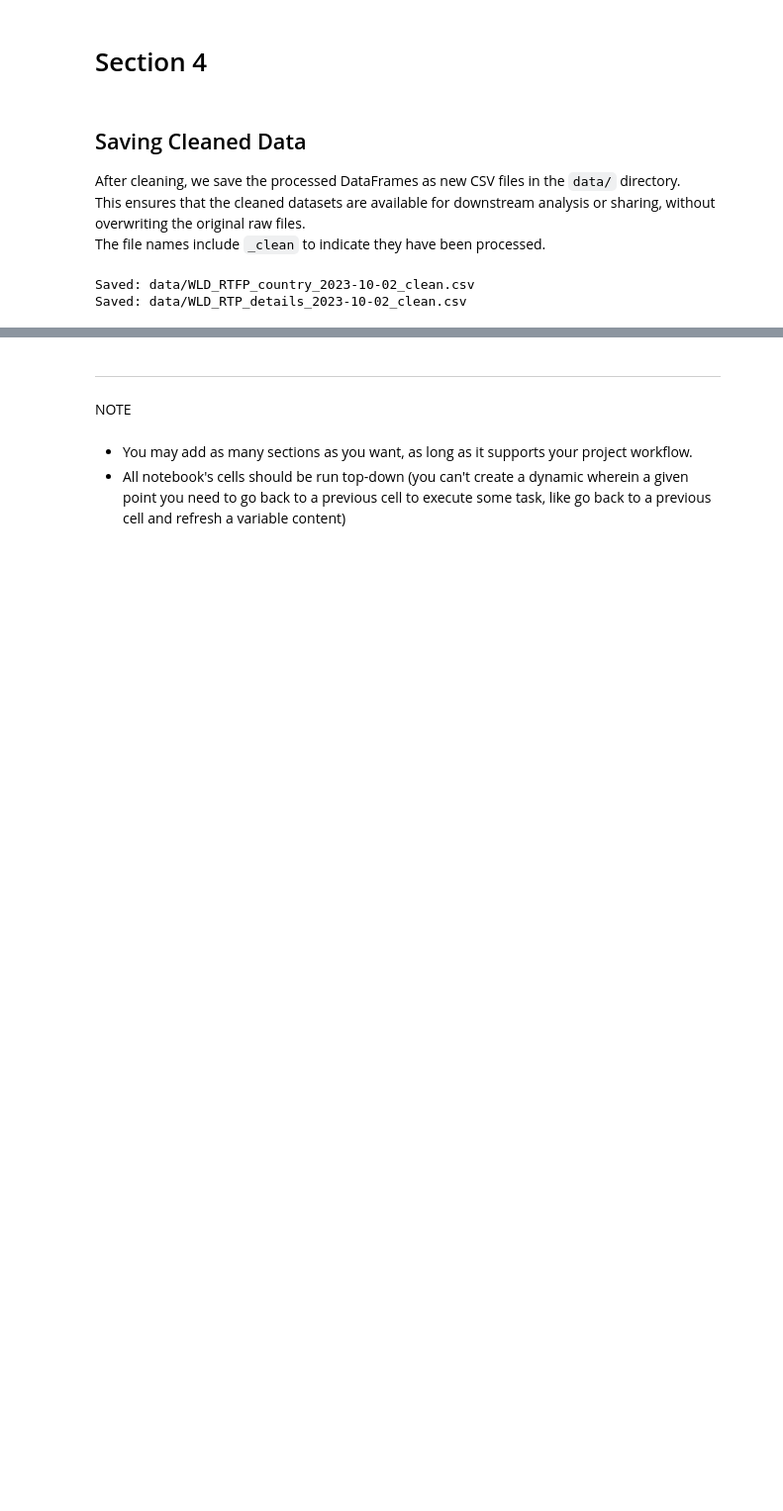
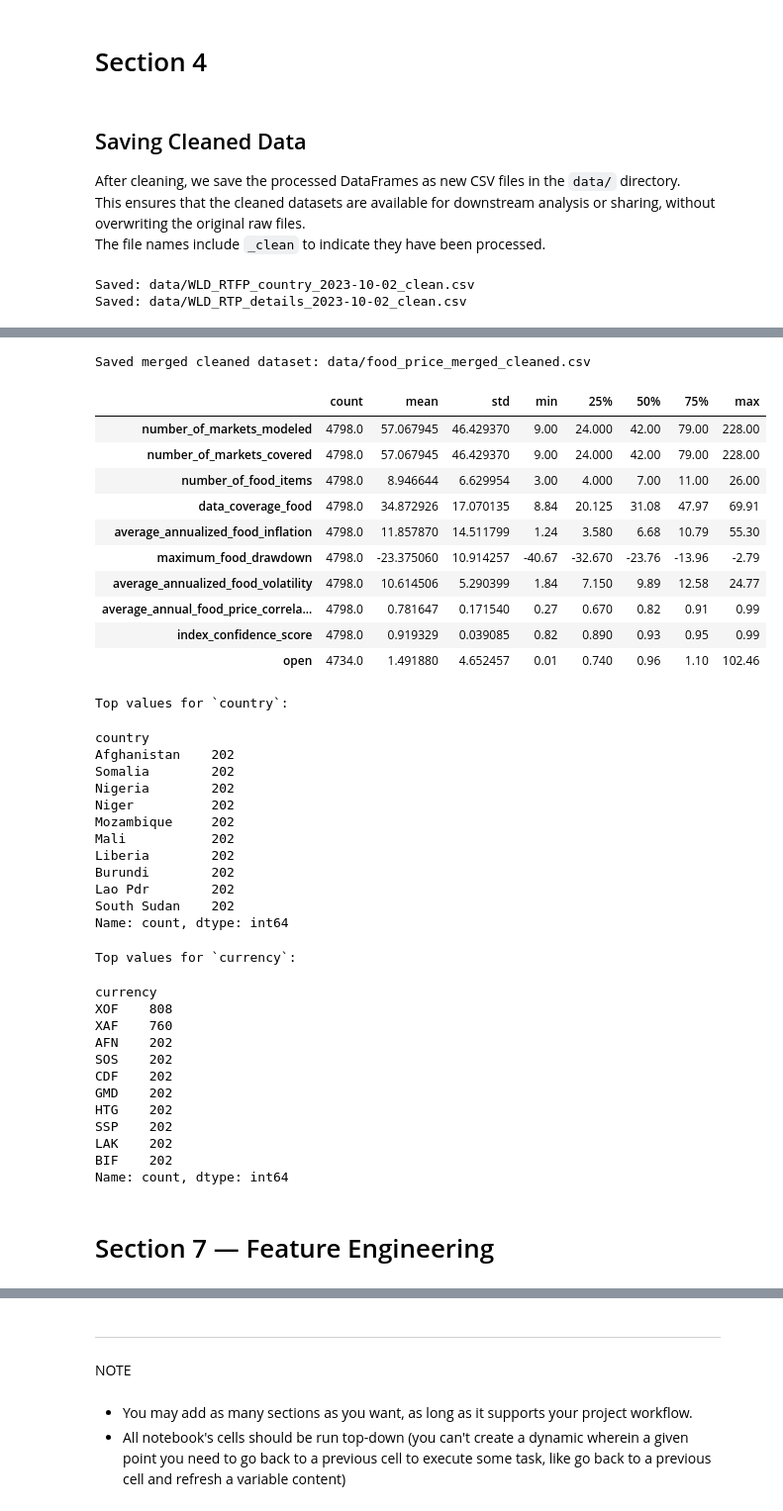
Before and after one commit to Richard-wv/food-price-inflation-analysis, a Jupyter notebook: jupyter_notebooks/etl.ipynb, the cells around one changed output, grey strips where cells are left out. Shown at 99% size. Drawn from its saved outputs; the diff is of its cells as text; code cells hidden in the pictures; blank space fills up the shorter version.

```diff
--- a/jupyter_notebooks/etl.ipynb
+++ b/jupyter_notebooks/etl.ipynb
@@ -214,0 +331,57 @@ Saved: data/WLD_RTP_details_2023-10-02_clean.csv
+# %%
+# Save the merged cleaned dataset
+merged_out = "data/food_price_merged_cleaned.csv"
+merged.to_csv(merged_out, index=False)
+print("Saved merged cleaned dataset:", merged_out)
+
+# Quick numeric summary (first 10 rows of summary only to keep output tidy)
+import numpy as np
+num_summary = merged.select_dtypes(include=[np.number]).describe().T.head(10)
+display(num_summary)
+
+# Frequent categories to guide EDA
+for key in ["country", "item", "unit", "currency", "series"]:
+    if key in merged.columns:
+        print(f"\nTop values for `{key}`:")
+        display(merged[key].value_counts().head(10))
+# %% [output]
+Saved merged cleaned dataset: data/food_price_merged_cleaned.csv
+|  | count | mean | std | min | 25% | 50% | 75% | max |
+| number_of_markets_modeled | 4798.0 | 57.067945 | 46.429370 | 9.00 | 24.000 | 42.00 | 79.00 | 228.00 |
+| number_of_markets_covered | 4798.0 | 57.067945 | 46.429370 | 9.00 | 24.000 | 42.00 | 79.00 | 228.00 |
+| number_of_food_items | 4798.0 | 8.946644 | 6.629954 | 3.00 | 4.000 | 7.00 | 11.00 | 26.00 |
+| data_coverage_food | 4798.0 | 34.872926 | 17.070135 | 8.84 | 20.125 | 31.08 | 47.97 | 69.91 |
+| average_annualized_food_inflation | 4798.0 | 11.857870 | 14.511799 | 1.24 | 3.580 | 6.68 | 10.79 | 55.30 |
+| maximum_food_drawdown | 4798.0 | -23.375060 | 10.914257 | -40.67 | -32.670 | -23.76 | -13.96 | -2.79 |
+| average_annualized_food_volatility | 4798.0 | 10.614506 | 5.290399 | 1.84 | 7.150 | 9.89 | 12.58 | 24.77 |
+| average_annual_food_price_correla... | 4798.0 | 0.781647 | 0.171540 | 0.27 | 0.670 | 0.82 | 0.91 | 0.99 |
+| index_confidence_score | 4798.0 | 0.919329 | 0.039085 | 0.82 | 0.890 | 0.93 | 0.95 | 0.99 |
+| open | 4734.0 | 1.491880 | 4.652457 | 0.01 | 0.740 | 0.96 | 1.10 | 102.46 |
+Top values for `country`:
+country
+Afghanistan    202
+Somalia        202
+Nigeria        202
+Niger          202
+Mozambique     202
+Mali           202
+Liberia        202
+Burundi        202
+Lao Pdr        202
+South Sudan    202
+Name: count, dtype: int64
+Top values for `currency`:
+currency
+XOF    808
+XAF    760
+AFN    202
+SOS    202
+CDF    202
+GMD    202
+HTG    202
+SSP    202
+LAK    202
+BIF    202
+Name: count, dtype: int64
+# %% [markdown]
+# Section 7 — Feature Engineering
```
Also changed, not shown: parts of 12 cells of this notebook, 1 other file.
